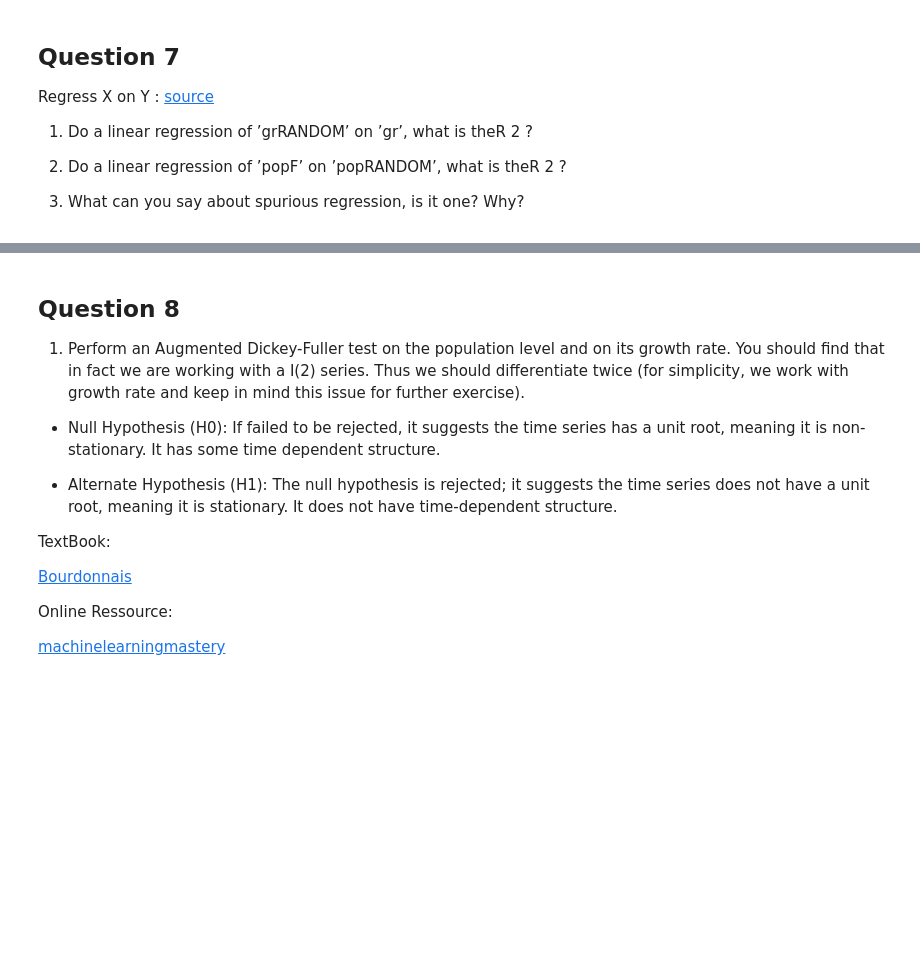
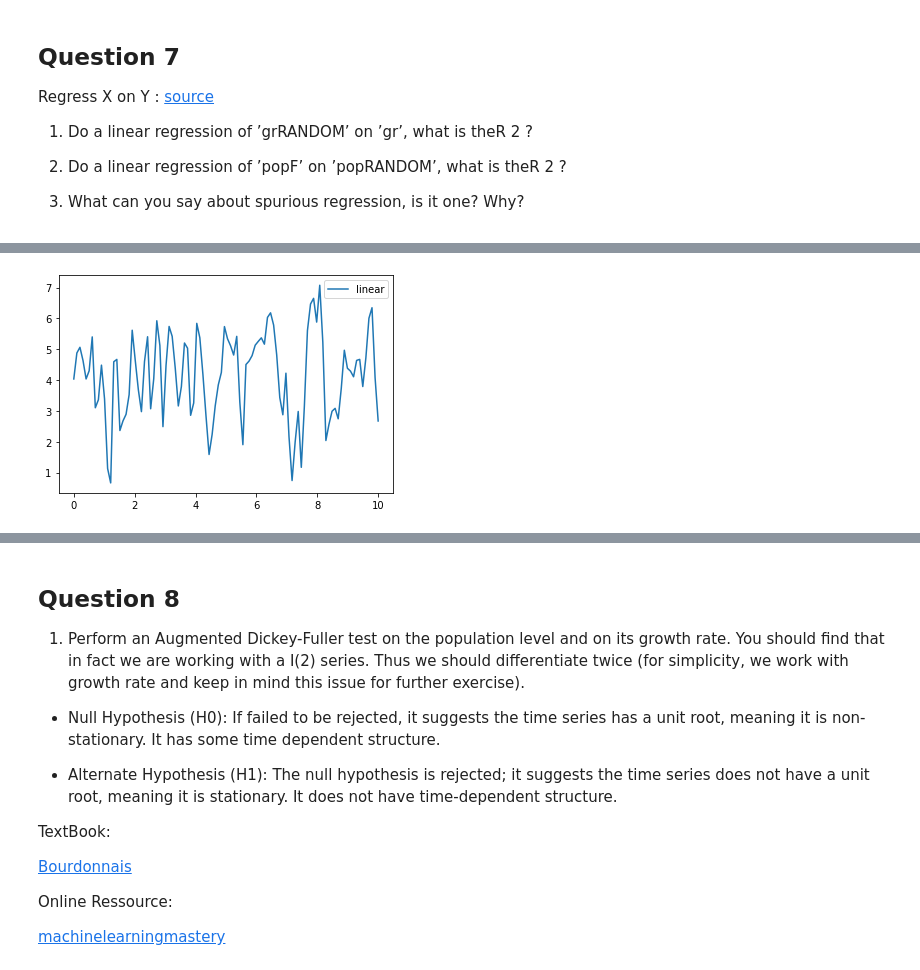
Before and after one commit to thomaspernet/PythonFinanceClass, a Jupyter notebook: QuantitativeFinance/Exam1.ipynb, the cells around one changed output, grey strips where cells are left out. Drawn from its saved outputs; the diff is of its cells as text; code cells hidden in the pictures; blank space fills up the shorter version.

```diff
--- a/QuantitativeFinance/Exam1.ipynb
+++ b/QuantitativeFinance/Exam1.ipynb
@@ -171,0 +303,18 @@ print('R2:{0:0.4%}'.format(mod1.rsquared))
+# %%
+def MA(q, mu, lenght):
+    list_y =[]
+    et_1 = 0
+    for i in range(0, lenght):
+        et = np.random.normal()
+        yt = mu + et + q* et_1
+        et_1 = et
+        list_y.append(yt)
+    ### Plot result
+    x = np.linspace(0, 10, lenght)
+    plt.plot(x, list_y, label='linear')
+    plt.legend()
+    plt.show()
+# %%
+MA(q = 0.8, mu = 4, lenght = 100)
+# %% [output]
+[figure, added]
```
Also changed, not shown: parts of 57 cells of this notebook.
